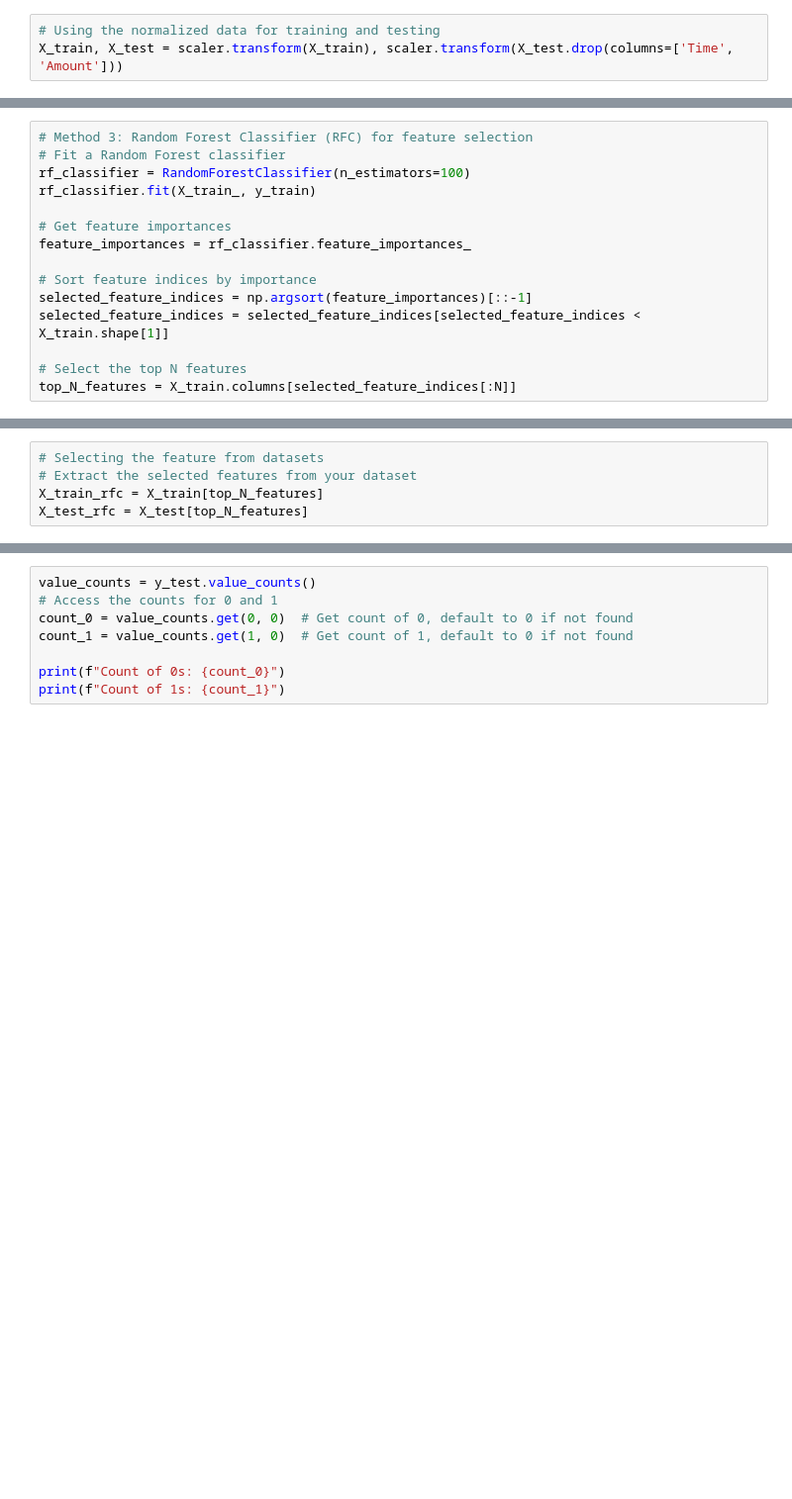
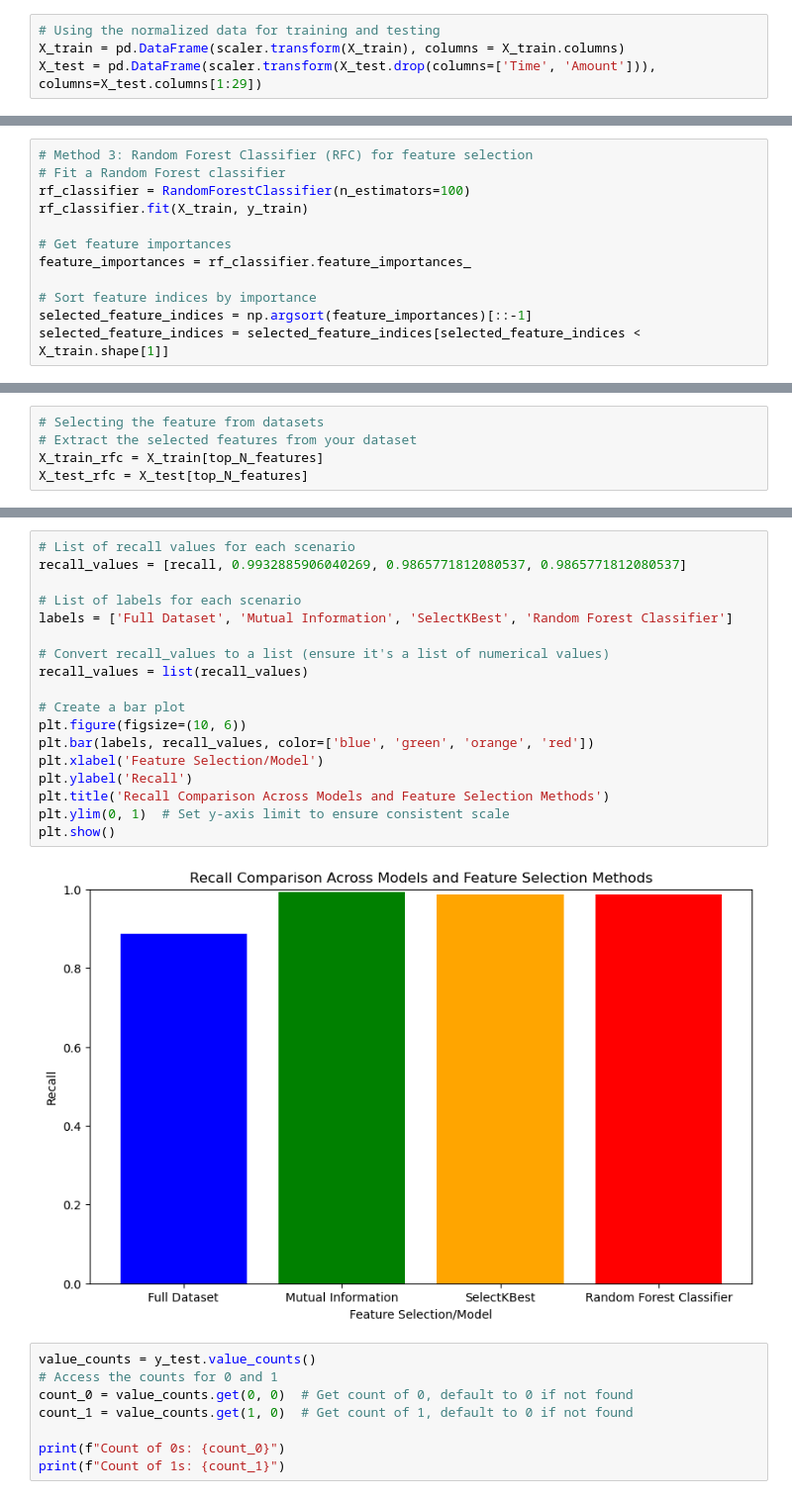
Before and after one commit to AnkitDogra-07/Research-CSE-V, a Jupyter notebook: Work/Notebooks for Data Cleaning/preprocessing.ipynb, the cells around one changed output, grey strips where cells are left out. Shown at 99% size. Drawn from its saved outputs; the diff is of its cells as text; blank space fills up the shorter version.

```diff
--- a/Work/Notebooks for Data Cleaning/preprocessing.ipynb
+++ b/Work/Notebooks for Data Cleaning/preprocessing.ipynb
@@ -348,6 +332,7 @@ X_train
 # %%
 # Using the normalized data for training and testing
-X_train, X_test = scaler.transform(X_train), scaler.transform(X_test.drop(columns=['Time', 'Amount']))
+X_train = pd.DataFrame(scaler.transform(X_train), columns = X_train.columns)
+X_test = pd.DataFrame(scaler.transform(X_test.drop(columns=['Time', 'Amount'])), columns=X_test.columns[1:29])
 # %%
 # Method 1: Mutual Information for feature selection
 mi_selector = SelectKBest(mutual_info_classif, k=N)
@@ -362,7 +347,7 @@ X_test_skb = skb_selector.transform(X_test)
 # Method 3: Random Forest Classifier (RFC) for feature selection
 # Fit a Random Forest classifier
 rf_classifier = RandomForestClassifier(n_estimators=100)
-rf_classifier.fit(X_train_, y_train)
+rf_classifier.fit(X_train, y_train)
 
 # Get feature importances
 feature_importances = rf_classifier.feature_importances_
@@ -370,6 +355,3 @@ feature_importances = rf_classifier.feature_importances_
 # Sort feature indices by importance
 selected_feature_indices = np.argsort(feature_importances)[::-1]
 selected_feature_indices = selected_feature_indices[selected_feature_indices < X_train.shape[1]]
-
-# Select the top N features
-top_N_features = X_train.columns[selected_feature_indices[:N]]
@@ -639,3 +618,23 @@ plt.show()
+# %%
+# List of recall values for each scenario
+recall_values = [recall, 0.9932885906040269, 0.9865771812080537, 0.9865771812080537]
+
+# List of labels for each scenario
+labels = ['Full Dataset', 'Mutual Information', 'SelectKBest', 'Random Forest Classifier']
+
+# Convert recall_values to a list (ensure it's a list of numerical values)
+recall_values = list(recall_values)
+
+# Create a bar plot
+plt.figure(figsize=(10, 6))
+plt.bar(labels, recall_values, color=['blue', 'green', 'orange', 'red'])
+plt.xlabel('Feature Selection/Model')
+plt.ylabel('Recall')
+plt.title('Recall Comparison Across Models and Feature Selection Methods')
+plt.ylim(0, 1)  # Set y-axis limit to ensure consistent scale
+plt.show()
+# %% [output]
+[figure, added]
 # %%
 value_counts = y_test.value_counts()
 # Access the counts for 0 and 1
```
Also changed, not shown: parts of 11 cells of this notebook.
